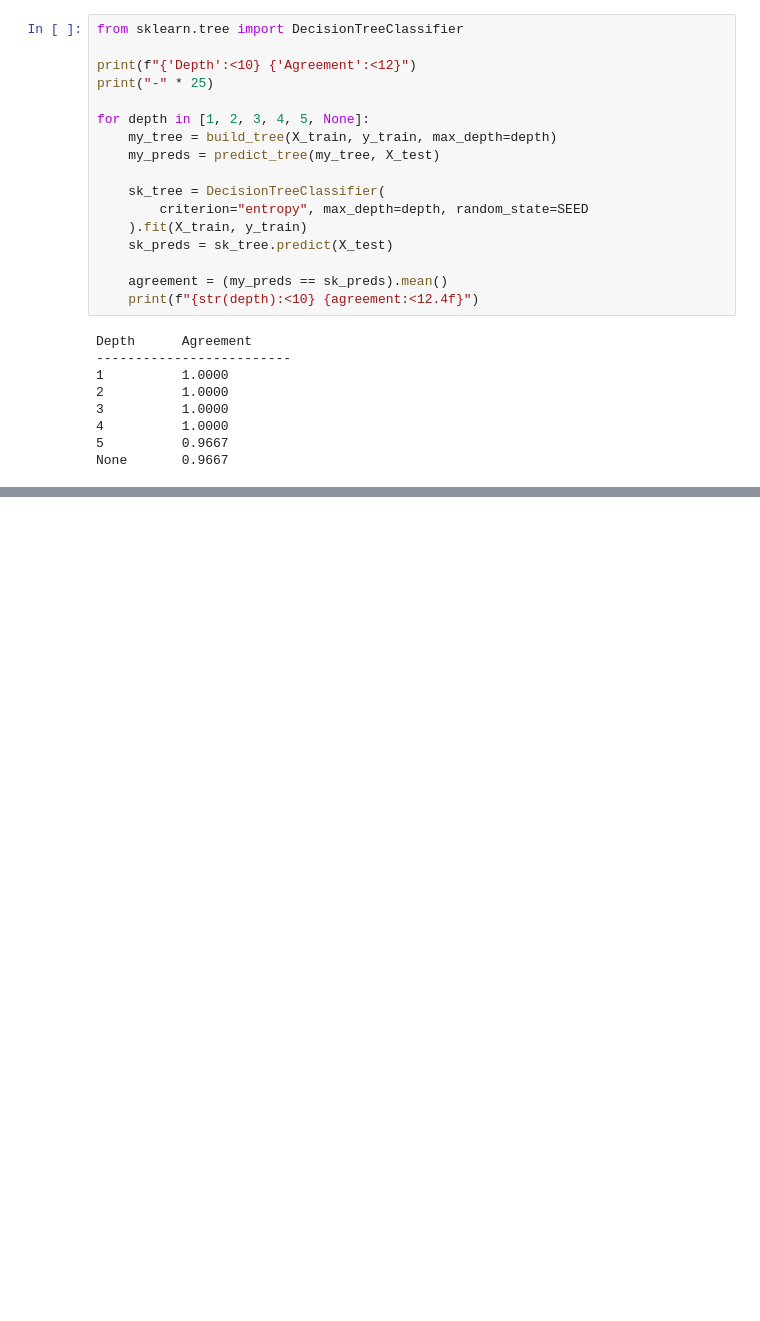
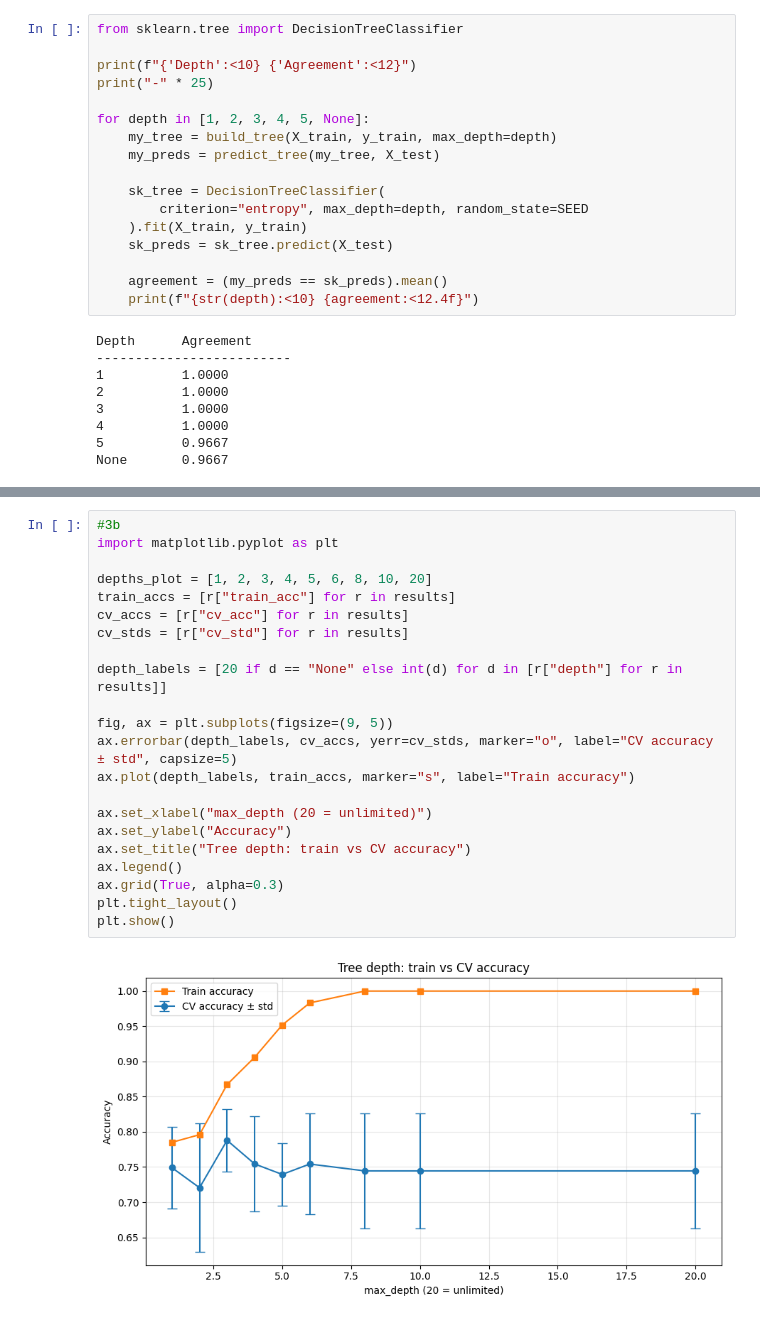
Before and after one commit to Meyrim1/meirim_ML_task_2, a Jupyter notebook: meirim_task2.ipynb, the cells around one changed output, grey strips where cells are left out. Cells and saved outputs as stored; diff of their text form; blank space fills up the shorter version.

Commit message:
Parts 3-4: depth sweep, tree vs logreg

```diff
--- a/meirim_task2.ipynb
+++ b/meirim_task2.ipynb
@@ -339,0 +400,24 @@ None       0.9667
+# %%
+#3b
+import matplotlib.pyplot as plt
+
+depths_plot = [1, 2, 3, 4, 5, 6, 8, 10, 20]
+train_accs = [r["train_acc"] for r in results]
+cv_accs = [r["cv_acc"] for r in results]
+cv_stds = [r["cv_std"] for r in results]
+
+depth_labels = [20 if d == "None" else int(d) for d in [r["depth"] for r in results]]
+
+fig, ax = plt.subplots(figsize=(9, 5))
+ax.errorbar(depth_labels, cv_accs, yerr=cv_stds, marker="o", label="CV accuracy ± std", capsize=5)
+ax.plot(depth_labels, train_accs, marker="s", label="Train accuracy")
+
+ax.set_xlabel("max_depth (20 = unlimited)")
+ax.set_ylabel("Accuracy")
+ax.set_title("Tree depth: train vs CV accuracy")
+ax.legend()
+ax.grid(True, alpha=0.3)
+plt.tight_layout()
+plt.show()
+# %% [output]
+[figure, added]
```
Also changed, not shown: parts of 9 cells of this notebook.
